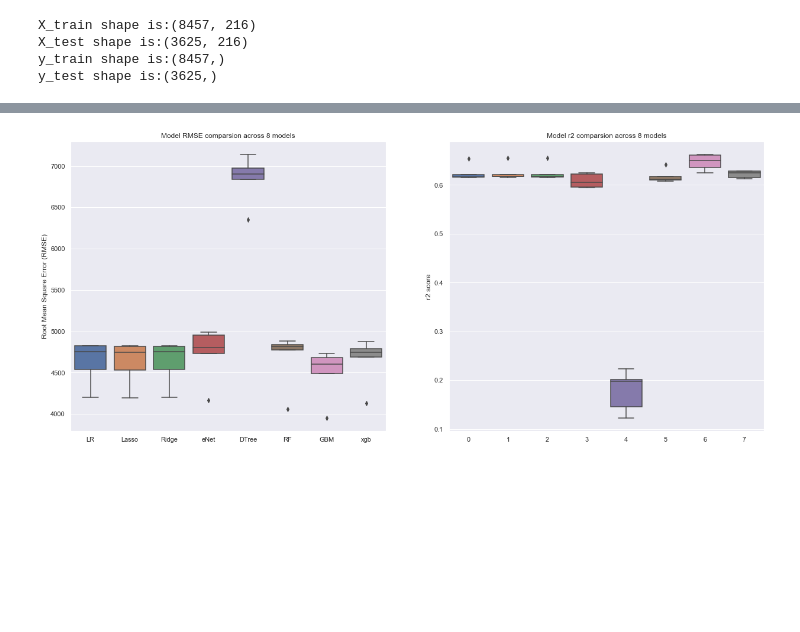
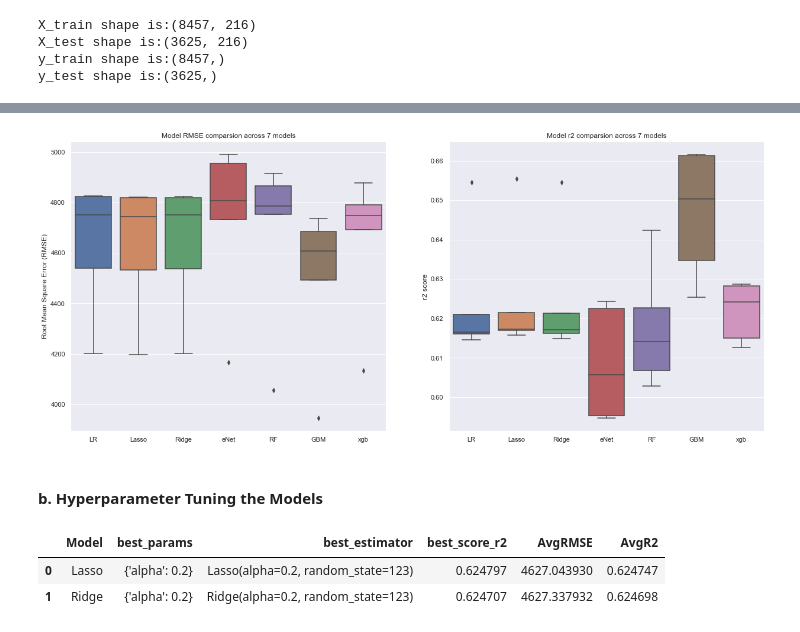
Before and after one commit to nipun-goyal/Residential-Energy-Consumption-Prediction, a Jupyter notebook: 1.0-Residential-Energy-Modeling.ipynb, the cells around one changed output, grey strips where cells are left out. Drawn from its saved outputs; the diff is of its cells as text; code cells hidden in the pictures; blank space fills up the shorter version.

Commit message:
hyperparameter tuning section added

```diff
--- a/1.0-Residential-Energy-Modeling.ipynb
+++ b/1.0-Residential-Energy-Modeling.ipynb
@@ -1299,7 +1296,6 @@ models.append(('LR', LinearRegression()))
 models.append(('Lasso', Lasso()))
 models.append(('Ridge', Ridge()))
 models.append(('eNet', ElasticNet()))
-models.append(('DTree', DecisionTreeRegressor()))
 models.append(('RF', RandomForestRegressor()))
 models.append(('GBM', GradientBoostingRegressor()))
 models.append(('xgb', xgb.XGBRegressor(objective = "reg:linear")))
@@ -1326,18 +1340,21 @@ for name, model in models:
 # %%
 plt.figure(figsize=(21,9))
 
 ax1 = plt.subplot(1,2,1)
 sns.boxplot(data = RMSE)
 ax1.set_xticklabels(names)
 ax1.set_ylabel("Root Mean Square Error (RMSE)")
-ax1.set_title("Model RMSE comparsion across 8 models")
+ax1.set_title("Model RMSE comparsion across 7 models")
 
 ax2 = plt.subplot(1,2,2)
 sns.boxplot(data = R2)
-ax1.set_xticklabels(names)
+ax2.set_xticklabels(names)
 ax2.set_ylabel("r2 score")
-ax2.set_title("Model r2 comparsion across 8 models")
+ax2.set_title("Model r2 comparsion across 7 models")
 
 plt.show()
 # %% [output]
-[figure, old version]
+[figure, new version]
+# %% [markdown]
+<a id="72"></a>
+#### b. Hyperparameter Tuning the Models
@@ -1343,0 +1413,28 @@ plt.show()
+# %%
+params = [param1, param2]
+names = []
+best_params = []
+best_score = []
+best_estimator = []
+avg_RMSE = []
+RMSE_tunedmodels = []
+avg_R2 = []
+R2_tunedmodels = []
+for param, (name, model) in zip(params, models_tuned):
+    gridsearch = GridSearchCV(estimator = model, param_grid = param, scoring=scoring, cv=5, n_jobs = -1, refit = 'r2')
+    gridsearch.fit(X_train_transformed, y_train)
+    best_params.append(gridsearch.best_params_)
+    best_score.append(gridsearch.best_score_)
+    best_estimator.append(gridsearch.best_estimator_)
+    avg_RMSE.append(np.mean(gridsearch.cv_results_['mean_test_rmse']*-1))
+    avg_R2.append(np.mean(gridsearch.cv_results_['mean_test_r2']))
+    RMSE_tunedmodels.append(gridsearch.cv_results_['mean_test_rmse']*-1)
+    R2_tunedmodels.append(gridsearch.cv_results_['mean_test_r2'])
+    names.append(name)
+list_of_models = list(zip(names, best_params, best_estimator, best_score, avg_RMSE, avg_R2))
+df_models_tuned = pd.DataFrame(list_of_models, columns = ['Model', 'best_params', 'best_estimator', 'best_score_r2', 'AvgRMSE', 'AvgR2'])
+df_models_tuned
+# %% [output]
+|  | Model | best_params | best_estimator | best_score_r2 | AvgRMSE | AvgR2 |
+| 0 | Lasso | {'alpha': 0.2} | Lasso(alpha=0.2, random_state=123) | 0.624797 | 4627.043930 | 0.624747 |
+| 1 | Ridge | {'alpha': 0.2} | Ridge(alpha=0.2, random_state=123) | 0.624707 | 4627.337932 | 0.624698 |
```
Also changed, not shown: parts of 12 cells of this notebook.
